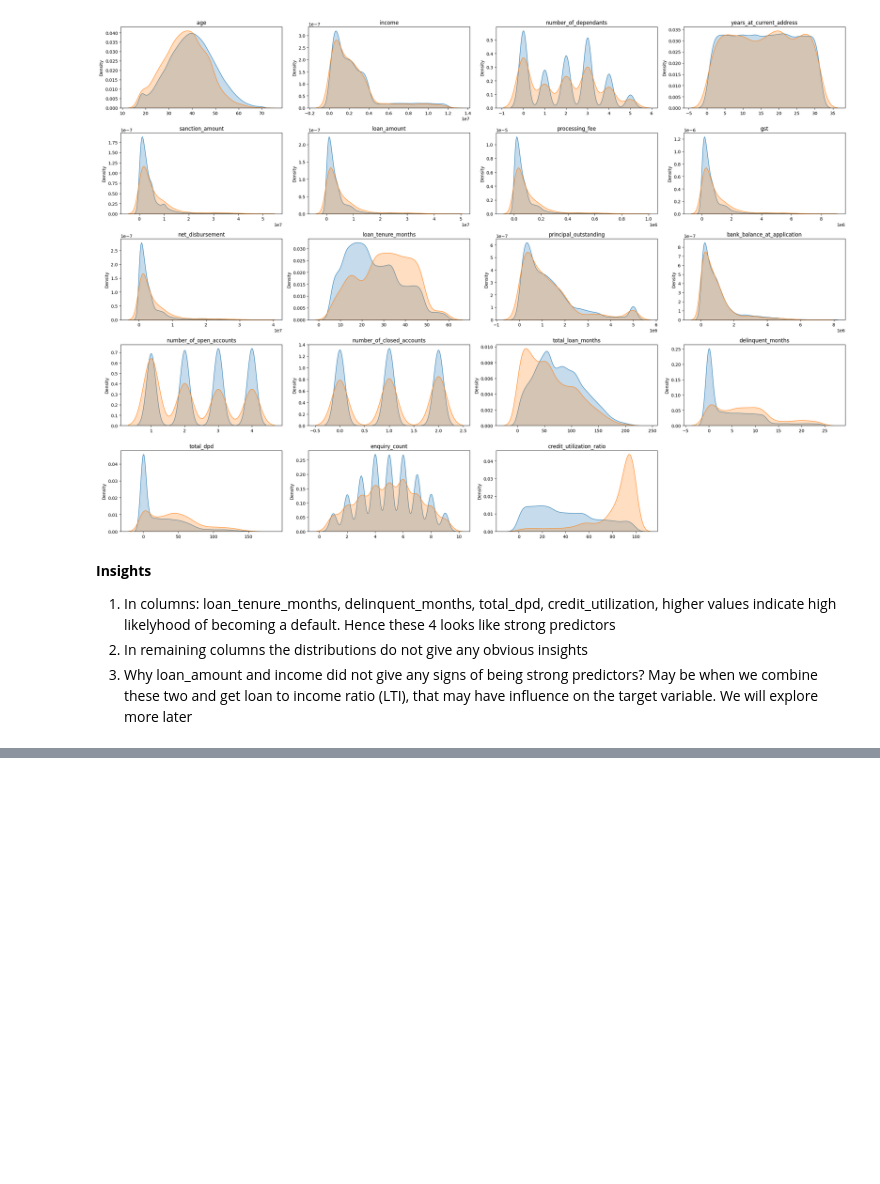
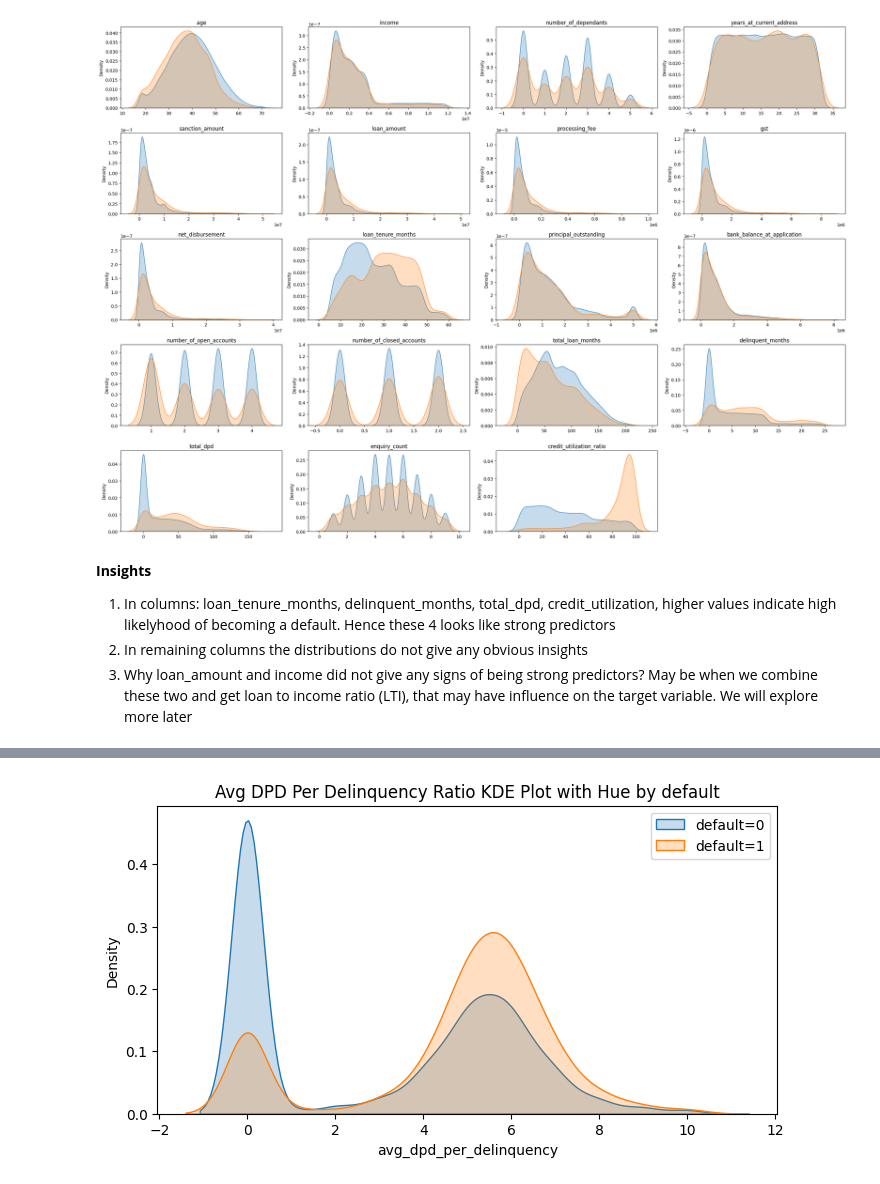
Before and after one commit to SakifKhan98/credit-risk-modeling-ml, a Jupyter notebook: credit_risk_model_ml.ipynb, the cells around one changed output, grey strips where cells are left out. Cells and saved outputs as stored; diff of their text form; code cells hidden in the pictures; blank space fills up the shorter version.

```diff
--- a/credit_risk_model_ml.ipynb
+++ b/credit_risk_model_ml.ipynb
@@ -396,0 +462,29 @@ plt.show()
+# %%
+df_train_1["avg_dpd_per_delinquency"] = np.where(
+    df_train_1["delinquent_months"] != 0,
+    (df_train_1["total_dpd"] / df_train_1["delinquent_months"]).round(1),
+    0,
+)
+
+df_test["avg_dpd_per_delinquency"] = np.where(
+    df_test["delinquent_months"] != 0,
+    (df_test["total_dpd"] / df_test["delinquent_months"]).round(1),
+    0,
+)
+# %%
+plt.figure(figsize=(8, 4))
+sns.kdeplot(
+    df_train_1["avg_dpd_per_delinquency"][df_train_1["default"] == 0],
+    fill=True,
+    label="default=0",
+)
+sns.kdeplot(
+    df_train_1["avg_dpd_per_delinquency"][df_train_1["default"] == 1],
+    fill=True,
+    label="default=1",
+)
+plt.title("Avg DPD Per Delinquency Ratio KDE Plot with Hue by default")
+plt.legend()
+plt.show()
+# %% [output]
+[figure, added]
```
Also changed, not shown: parts of 18 cells of this notebook.
